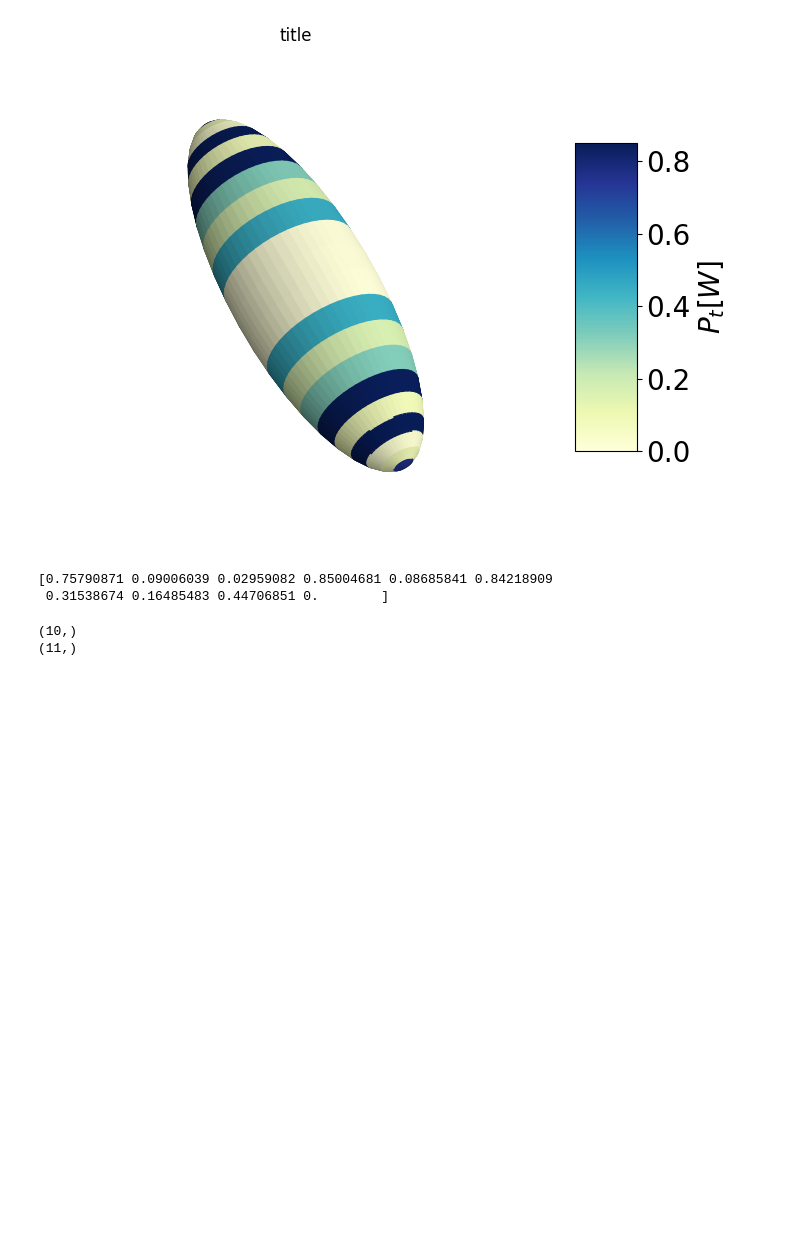
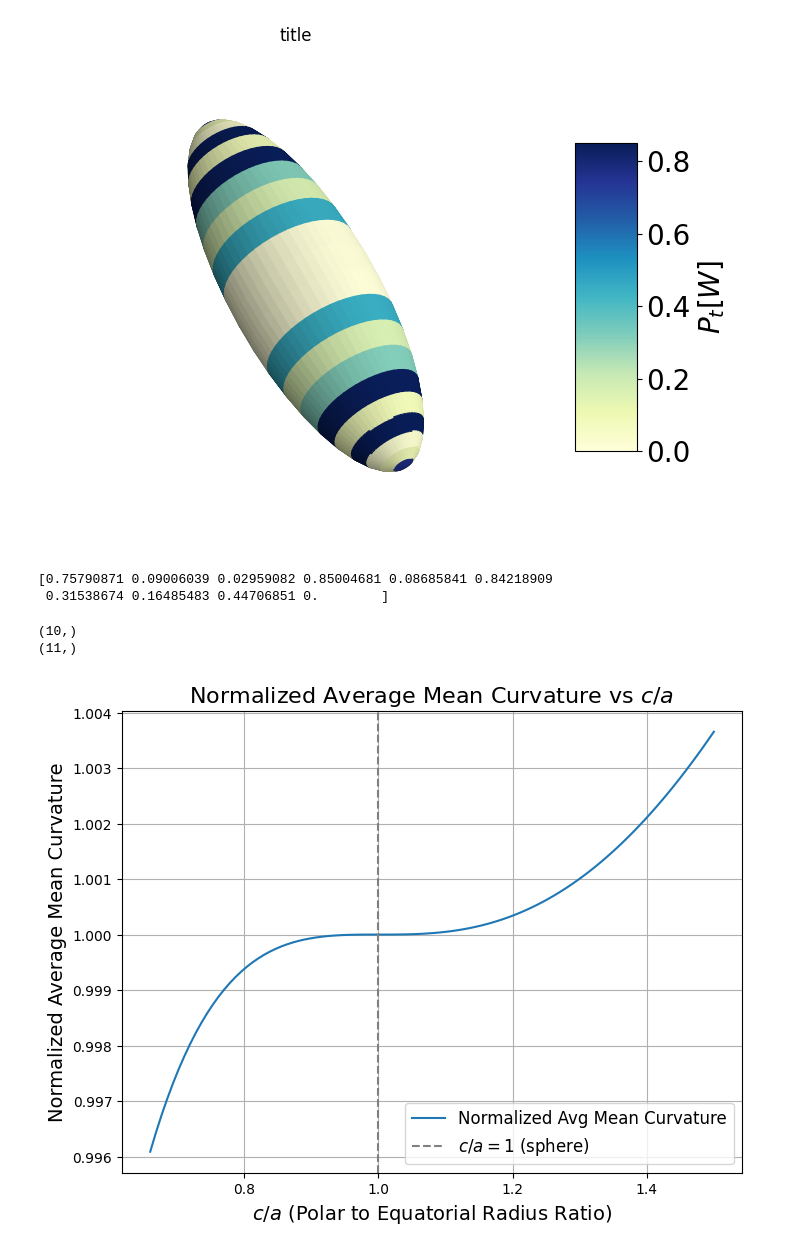
Before and after one commit to JBil8/Simple_shear_granular_spheroids, a Jupyter notebook: spherical_harmonics.ipynb, the cells around one changed output. Drawn from its saved outputs; the diff is of its cells as text; code cells hidden in the pictures; blank space fills up the shorter version.

```diff
--- a/spherical_harmonics.ipynb
+++ b/spherical_harmonics.ipynb
@@ -416,3 +416,101 @@ print(bins_local.shape)
 # %% [output]
 (10,)
 (11,)
+# %%
+import numpy as np
+import matplotlib.pyplot as plt
+from scipy.integrate import quad
+
+# Function for the differential area element (dA)
+def dA(theta, a, c):
+    return a*np.sin(theta)*np.sqrt(a**2+c**2+(a**2-c**2)*np.cos(2*theta))/np.sqrt(2)
+    # np.sqrt((a**2 * np.cos(theta)**2) + (c**2 * np.sin(theta)**2))
+
+# Function for the mean curvature (H)
+def H(theta, a, c):
+    numerator = c * (2 * a**2 + (c**2 - a**2) * np.cos(theta-np.pi/2)**2)
+    denominator = 2 * a * (a**2 + (c**2 - a**2) * np.cos(theta-np.pi/2)**2)**(3/2)
+    return numerator / denominator
+
+# Total surface area of the ellipsoid
+def surface_area(a, c):
+    integrand = lambda theta: 2 * np.pi * dA(theta, a, c)
+    return quad(integrand, 0, np.pi)[0]  # Integrate over theta
+
+# Average mean curvature
+def avg_mean_curvature(a, c):
+    integrand = lambda theta: 2 * np.pi * H(theta, a, c) * dA(theta, a, c)
+    numerator = quad(integrand, 0, np.pi)[0]  # Integrate H * dA
+    denominator = surface_area(a, c)  # Total surface area
+    # print(denominator)
+    return numerator / denominator
+
+# Function for the mean curvature (H)
+def K(theta, a, c):
+    numerator = c**2
+    denominator = (a**2 + (c**2 - a**2) * np.cos(theta-np.pi/2)**2)**2
+    return numerator / denominator
+
+# Normalized average gaussian curvature
+def normalized_avg_gaussian_curvature(a, c):
+    R_eq = c_over_a**(1/3)*a #equivalent volume radius
+    avg_H = avg_mean_curvature(a, c)  # Average mean curvature
+    return avg_H * R_eq  # Normalize
+
+# Average gauissian curvature
+def avg_gaussian_curvature(a, c):
+    integrand = lambda theta: 2 * np.pi * K(theta, a, c) * dA(theta, a, c)
+    numerator = quad(integrand, 0, np.pi)[0]  # Integrate H * dA
+    denominator = surface_area(a, c)  # Total surface area
+    # print(denominator)
+    return numerator / denominator
+
+# Normalized average mean curvature
+def normalized_avg_mean_curvature(a, c):
+    R_eq = c_over_a**(1/3)*a    # Equivalent volume radius
+    avg_H = avg_mean_curvature(a, c)  # Average mean curvature
+    return avg_H * R_eq  # Normalize
+
+
+# Range of c/a values for plotting
+c_over_a_values = np.linspace(0.66, 1.5, 100)  # Covers oblate to prolate spheroids
+normalized_avg_H_values = []
+normalized_avg_K_values = []
+
+# Compute normalized average mean curvature for each c/a
+a_value = 1  # Normalize a to 1
+for c_over_a in c_over_a_values:
+    c_value = c_over_a * a_value
+    normalized_avg_H = normalized_avg_mean_curvature(a_value, c_value)
+    normalized_avg_H_values.append(normalized_avg_H)
+
+# Plotting the results
+plt.figure(figsize=(8, 6))
+plt.plot(c_over_a_values, normalized_avg_H_values, label='Normalized Avg Mean Curvature')
+plt.axvline(1, color='gray', linestyle='--', label='$c/a = 1$ (sphere)')
+plt.xlabel('$c/a$ (Polar to Equatorial Radius Ratio)', fontsize=14)
+plt.ylabel('Normalized Average Mean Curvature', fontsize=14)
+plt.title('Normalized Average Mean Curvature vs $c/a$', fontsize=16)
+plt.legend(fontsize=12)
+plt.grid(True)
+plt.show()
+
+# Compute normalized average mean curvature for each c/a
+a_value = 1  # Normalize a to 1
+for c_over_a in c_over_a_values:
+    c_value = c_over_a * a_value
+    normalized_avg_K = normalized_avg_gaussian_curvature(a_value, c_value)
+    normalized_avg_K_values.append(np.sqrt(normalized_avg_K))
+
+# Plotting the results
+plt.figure(figsize=(8, 6))
+plt.loglog(c_over_a_values, normalized_avg_K_values, label='Normalized Avg Gaussian Curvature')
+plt.axvline(1, color='gray', linestyle='--', label='$c/a = 1$ (sphere)')
+plt.xlabel('$c/a$ (Polar to Equatorial Radius Ratio)', fontsize=14)
+plt.ylabel('Normalized Average Gaussian Curvature', fontsize=14)
+plt.title('Normalized Average Gaussian Curvature vs $c/a$', fontsize=16)
+plt.legend(fontsize=12)
+plt.grid(True)
+plt.show()
+# %% [output]
+[figure, added]
```
Also changed, not shown: parts of 2 cells of this notebook, 13 other files.
